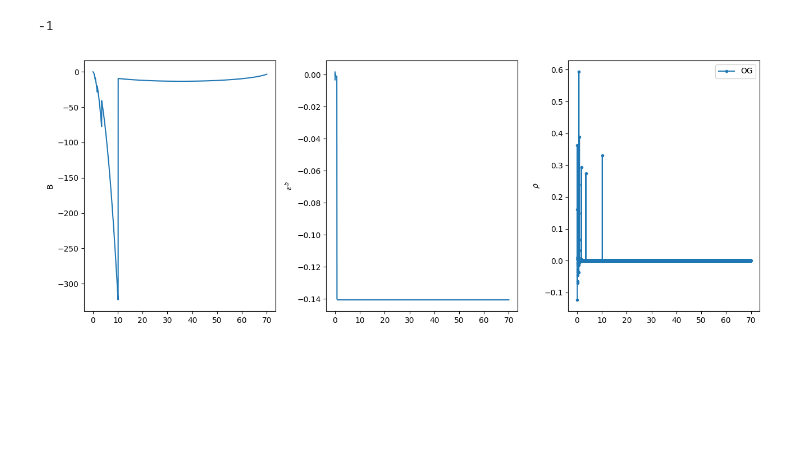
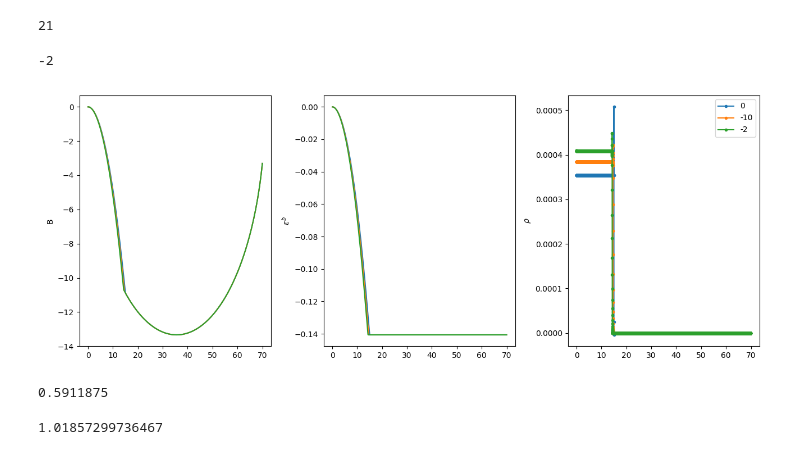
Before and after one commit to LoreCip/LQG-BH-Collapse, a Jupyter notebook: PostProcessing/visual.ipynb, the cells around one changed output. Saved outputs shown, nothing was run; the diff lists cells and outputs as text; code cells hidden in the pictures; blank space fills up the shorter version.

```diff
--- a/PostProcessing/visual.ipynb
+++ b/PostProcessing/visual.ipynb
@@ -8,43 +8,38 @@ import matplotlib.pyplot as plt
 ## FORTRAN
 #############
 
-pat = '/home/lorenzo/phd/LQG/Experiments/SplitConvergence/fixedMass/dx0.01/'
+# pat = '/home/lorenzo/phd/LQG/Experiments/SplitConvergence/fixed_mass/m1.0_dx0.01_xMax70.0'
+pat = '/home/lorenzo/phd/LQG/OGbuild'
 
-
-fx = np.loadtxt(pat + 'xs.dat')
-fB = np.loadtxt(pat + 'B.dat')
-fE = np.loadtxt(pat + 'E.dat')
-fr = np.loadtxt(pat + 'rho.dat')
-
-# fx_s = np.loadtxt('../build_simm/outputs/xs.dat')
-# fB_s = np.loadtxt('../build_simm/outputs/B.dat')
-# fE_s = np.loadtxt('../build_simm/outputs/E.dat')
-# fr_s = np.loadtxt('../build_simm/outputs/rho.dat')
+fx = np.loadtxt(pat + '/outputs/xs.dat')
+fB = np.loadtxt(pat + '/outputs/B.dat',  max_rows=3000)
+fE = np.loadtxt(pat + '/outputs/E.dat',  max_rows=3000)
+fr = np.loadtxt(pat + '/outputs/rho.dat', max_rows=4000)
+ft = np.loadtxt(pat + '/outputs/times.dat',  max_rows=4000)
 
 m = 5
 xM = 50.0
 r0 = 15
-
-# print(len(fx2))
+# %%
+print(len(fr))
+# %% [output]
+21
 # %%
 fig, axs = plt.subplots(1, 3, figsize = (13,5), sharex = True)
 # for idx in range(len(fr)):
-for idx in [-1]:
-    axs[0].plot(fx, fB[idx, :],      label = "OG")
-    axs[1].plot(fx, fE[idx, :],      label = "OG")
-    axs[2].plot(fx[10:], fr[idx, 10:], '.-',    label = "OG")
-
-    # axs[0].plot(fx_s, fB_s[idx, :],    '--', label = "Symm")
-    # axs[1].plot(fx_s, fE_s[idx, :],    '--', label = "Symm")
-    # axs[2].plot(fx_s[:], fr_s[idx, :], '--', label = "Symm")
+for idx in [0, -10, -2]:
+    axs[0].plot(fx, fB[idx, :],      label = f"OG")
+    axs[1].plot(fx, fE[idx, :],      label = f"OG")
+    axs[2].plot(fx[5:], fr[idx, 5:], '.-',    label = f"{idx}")
 
 axs[0].set_ylabel("B")
 axs[1].set_ylabel(r"$\epsilon^b$")
 axs[2].set_ylabel(r"$\rho$")
 
+
 plt.tight_layout()
 print(idx)
 plt.legend();
 # %% [output]
--1
+-2
-[figure, old version]
+[figure, new version]
@@ -50,0 +53,10 @@ plt.legend();
+# %%
+8.408 * 15 * 15 / (2*40*40)
+# %% [output]
+0.5911875
+# %%
+import scipy
+
+scipy.integrate.trapezoid(4*np.pi*fr[idx, fx<8.42]*fx[fx<8.42]**2, x=fx[fx<8.42])
+# %% [output]
+1.01857299736467
```
Also changed, not shown: parts of 2 cells of this notebook, 7 other files.
